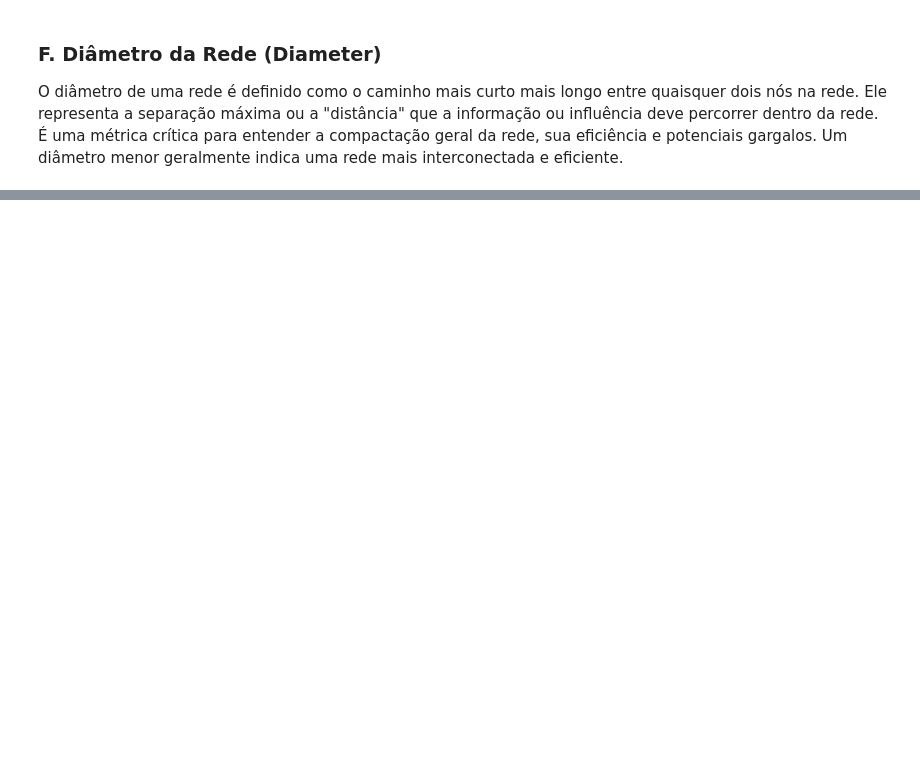
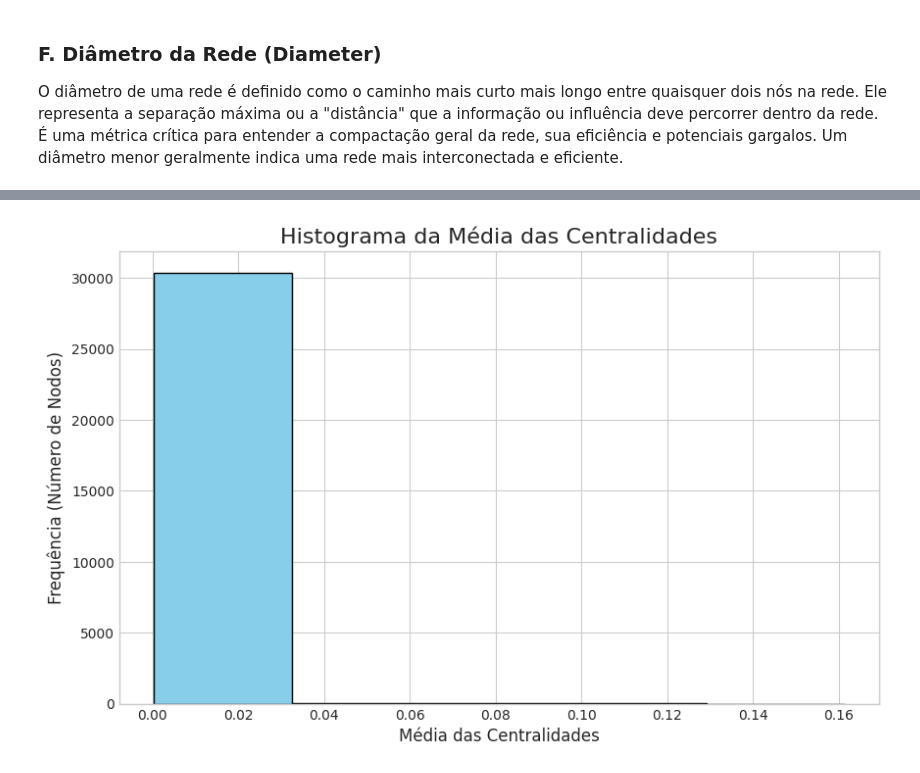
Before and after one commit to WagnerCOliveira/MineracaoGrafo, a Jupyter notebook: phonecalls.edgelist.ipynb, the cells around one changed output, grey strips where cells are left out. Drawn from its saved outputs; the diff is of its cells as text; code cells hidden in the pictures; blank space fills up the shorter version.

Commit message:
feat: add notebooks com as atualizações das questões G e H para a rede phonecalls.

```diff
--- a/phonecalls.edgelist.ipynb
+++ b/phonecalls.edgelist.ipynb
@@ -167,0 +245,22 @@ Estimativa do Diâmetro da Rede: 25.00
+# %%
+betweenness_centrality = nx.betweenness_centrality(lcc_, k=100)
+# %%
+# 3. Organização dos Dados e Cálculo da Média
+# Criando um DataFrame do pandas para melhor visualização e manipulação
+df_centrality = pd.DataFrame({
+    'Autovetor': pd.Series(eigenvector_centrality),
+    'Katz': pd.Series(katz_centrality),
+    'PageRank': pd.Series(pagerank_centrality),
+    'Betweenness': pd.Series(betweenness_centrality)
+})
+
+# Calculando a média das quatro medidas de centralidade para cada nodo
+df_centrality['Média'] = df_centrality.mean(axis=1)
+
+# Ordenando os resultados pela média para facilitar a interpretação
+df_centrality_sorted = df_centrality.sort_values(by='Média', ascending=False)
+
+
+# 4. Apresentação dos Resultados
+print("Tabela de Centralidades dos Nodos:")
+print(df_centrality_sorted.round(4)) # Arredondando para 4 casas decimais
@@ -167,0 +283,24 @@ Estimativa do Diâmetro da Rede: 25.00
+# %%
+# 5. Plot do Histograma
+# Configurando o estilo do plot
+plt.style.use('seaborn-v0_8-whitegrid')
+
+plt.figure(figsize=(10, 6))
+plt.hist(df_centrality['Média'], bins=5, color='skyblue', edgecolor='black')
+
+# Adicionando títulos e legendas
+plt.title('Histograma da Média das Centralidades', fontsize=16)
+plt.xlabel('Média das Centralidades', fontsize=12)
+plt.ylabel('Frequência (Número de Nodos)', fontsize=12)
+
+# Exibindo o gráfico
+plt.show()
+
+# Opcional: Visualização do grafo
+# plt.figure(figsize=(8, 8))
+# pos = nx.spring_layout(G, seed=42) # Posição dos nodos para visualização consistente
+# nx.draw(G, pos, with_labels=True, node_color='lightblue', node_size=2000, font_size=16, font_weight='bold')
+# plt.title("Visualização do Grafo Fictício")
+# plt.show()
+# %% [output]
+[figure, added]
```
Also changed, not shown: parts of 21 cells of this notebook, 1 other file.
